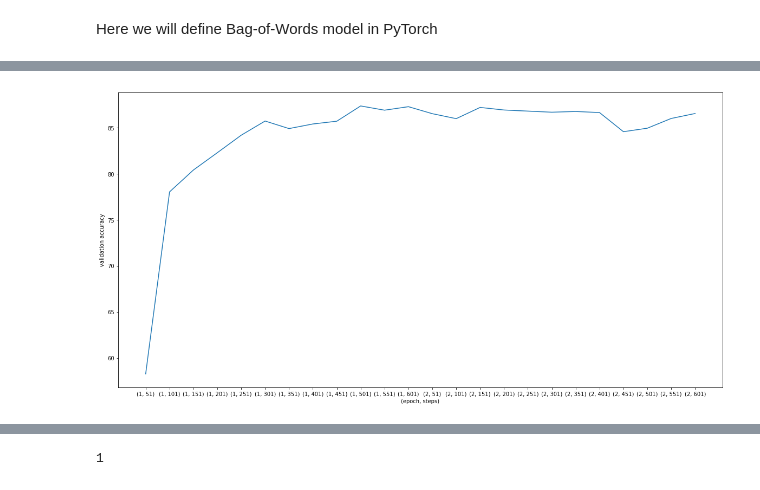
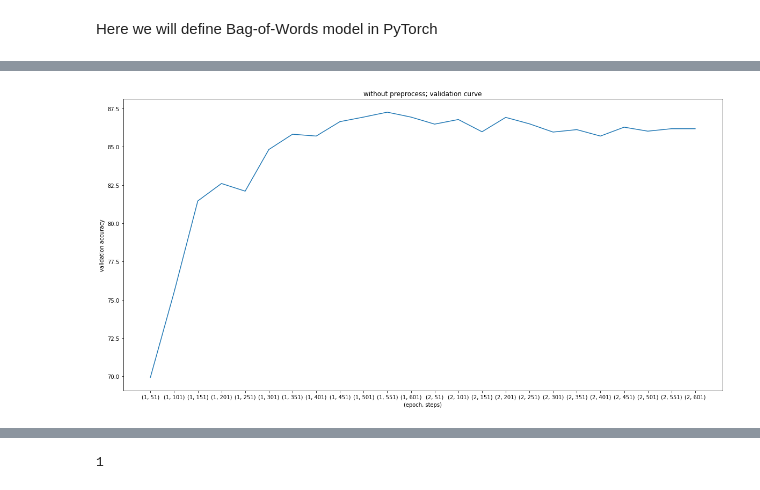
Before and after one commit to tianyibi/nlpclass, a Jupyter notebook: hw1.ipynb, the cells around one changed output, grey strips where cells are left out. Drawn from its saved outputs; the diff is of its cells as text; code cells hidden in the pictures.

```diff
--- a/hw1.ipynb
+++ b/hw1.ipynb
@@ -201,9 +241,17 @@ def get_n_gram_tokens(n, tokens):
 train_token_list = get_n_gram_tokens(4, train_data_tokens)
 val_token_list = get_n_gram_tokens(4, val_data_tokens)
 test_token_list = get_n_gram_tokens(4, test_data_tokens)
+
+train_token_list_raw = get_n_gram_tokens(4, train_data_tokens_raw)
+val_token_list_raw = get_n_gram_tokens(4, val_data_tokens_raw)
+test_token_list_raw = get_n_gram_tokens(4, test_data_tokens_raw)
+
+train_token_list_nh = get_n_gram_tokens(4, train_data_tokens_nh)
+val_token_list_nh = get_n_gram_tokens(4, val_data_tokens_nh)
+test_token_list_nh = get_n_gram_tokens(4, test_data_tokens_nh)
 # %%
 # build all training token based on n-gram
-def build_all_token_list(n, original_tokens, train_tokens=train_token_list):
+def build_all_token_list(n, original_tokens, train_tokens):
     all_tr_token=[]
     for i in range(n-1):
         for tr_token in train_tokens[i]:
@@ -461,6 +405,5 @@ def test_model(loader, model):
 # %%
-# tune parameters for n gram; will try all i such that 1<=i<=n grams
-MAX_SENTENCE_LENGTH = 200
+# function to run model
 optimizer_default = "adam"
 def run_model(emb_dim, learning_rate, num_epochs, train_loader, val_loader, id2token, optimizer_str, la = False):
 
@@ -504,10 +447,11 @@ def run_model(emb_dim, learning_rate, num_epochs, train_loader, val_loader, id2t
             # print accuracy every epoch
 
     val_acc_i = test_model(val_loader, model)
-    return val_acc_i, train_loss, val_accuracy, epoch_list
+    max_val = max(val_accuracy)
+
+    return max(max_val, val_acc_i), train_loss, val_accuracy, epoch_list
 # %%
 # set default
-MAX_SENTENCE_LENGTH = 200
 max_vocab_default = 10000
 emb_dim_default = 100
 lr_default = 0.01
@@ -523,16 +467,16 @@ train_data_indices = token2index_dataset(train_data_tokens,token2id)
 val_data_indices = token2index_dataset(val_data_tokens, token2id)
 
 # prepare data with dataloader for model
-train_dataset = NewsGroupDataset(train_data_indices, train_target)
+train_dataset = movieDataset(train_data_indices, train_target)
 train_loader = torch.utils.data.DataLoader(dataset=train_dataset,
                                        batch_size=BATCH_SIZE,
-                                       collate_fn=newsgroup_collate_func,
+                                       collate_fn=movie_collate_func,
                                        shuffle=True)
 
-val_dataset = NewsGroupDataset(val_data_indices, val_target)
+val_dataset = movieDataset(val_data_indices, val_target)
 val_loader = torch.utils.data.DataLoader(dataset=val_dataset,
                                            batch_size=BATCH_SIZE,
-                                           collate_fn=newsgroup_collate_func,
+                                           collate_fn=movie_collate_func,
                                            shuffle=True)
 # run
 val_acc_i, train_loss, val_accuracy, epoch_list = run_model(emb_dim_default, lr_default, num_epochs_default, train_loader, val_loader,id2token, optimizer_default)
@@ -543,6 +487,7 @@ plt.plot(range(len(epoch_list)), train_loss)
 plt.xticks(range(len(epoch_list)), epoch_list)
 plt.xlabel("(epoch, steps)")
 plt.ylabel("training loss")
+plt.title("preprocess: Remove punctuation and lower case; training curve")
 plt.show()
 
 plt.figure(figsize=(20,10))
@@ -550,28 +495,30 @@ plt.plot(range(len(epoch_list)), val_accuracy)
 plt.xticks(range(len(epoch_list)), epoch_list)
 plt.xlabel("(epoch, steps)")
 plt.ylabel("validation accuracy")
+plt.title("preprocess: Remove punctuation and lower case; validation curve")
 plt.show()
 
 
 
 
 print("without post-processing")
-token2id, id2token = build_vocab(n_gram_default, all_train_tokens_raw,max_vocab_default)
+token2id, id2token = build_vocab(n_gram_default, all_train_tokens_raw,max_vocab_default,train_tokens=train_token_list_raw)
 train_data_indices = token2index_dataset(train_data_tokens_raw,token2id)
 val_data_indices = token2index_dataset(val_data_tokens_raw, token2id)
 
 # prepare data with dataloader for model
-train_dataset = NewsGroupDataset(train_data_indices, train_target)
+train_dataset = movieDataset(train_data_indices, train_target)
 train_loader = torch.utils.data.DataLoader(dataset=train_dataset,
                                        batch_size=BATCH_SIZE,
-                                       collate_fn=newsgroup_collate_func,
+                                       collate_fn=movie_collate_func,
                                        shuffle=True)
 
-val_dataset = NewsGroupDataset(val_data_indices, val_target)
+val_dataset = movieDataset(val_data_indices, val_target)
 val_loader = torch.utils.data.DataLoader(dataset=val_dataset,
                                            batch_size=BATCH_SIZE,
-                                           collate_fn=newsgroup_collate_func,
+                                           collate_fn=movie_collate_func,
                                            shuffle=True)
+
 # run
 val_acc_i, train_loss, val_accuracy, epoch_list = run_model(emb_dim_default, lr_default, num_epochs_default, train_loader, val_loader,id2token, optimizer_default)
 print ("Val Acc {}".format(val_acc_i))
@@ -581,6 +528,7 @@ plt.plot(range(len(epoch_list)), train_loss)
 plt.xticks(range(len(epoch_list)), epoch_list)
 plt.xlabel("(epoch, steps)")
 plt.ylabel("training loss")
+plt.title("without preprocess; training curve")
 plt.show()
 
 plt.figure(figsize=(20,10))
@@ -588,7 +536,49 @@ plt.plot(range(len(epoch_list)), val_accuracy)
 plt.xticks(range(len(epoch_list)), epoch_list)
 plt.xlabel("(epoch, steps)")
 plt.ylabel("validation accuracy")
+plt.title("without preprocess; validation curve")
 plt.show()
+
+
+
+
+print("remove punctuation and html, lower case")
+token2id, id2token = build_vocab(n_gram_default, all_train_tokens_nh, max_vocab_default,train_tokens=train_token_list_nh)
+train_data_indices = token2index_dataset(train_data_tokens_nh,token2id)
+val_data_indices = token2index_dataset(val_data_tokens_nh, token2id)
+
+# prepare data with dataloader for model
+train_dataset = movieDataset(train_data_indices, train_target)
+train_loader = torch.utils.data.DataLoader(dataset=train_dataset,
+                                       batch_size=BATCH_SIZE,
+                                       collate_fn=movie_collate_func,
+                                       shuffle=True)
+
+val_dataset = movieDataset(val_data_indices, val_target)
+val_loader = torch.utils.data.DataLoader(dataset=val_dataset,
+                                           batch_size=BATCH_SIZE,
+                                           collate_fn=movie_collate_func,
+                                           shuffle=True)
+
+# run
+val_acc_i, train_loss, val_accuracy, epoch_list = run_model(emb_dim_default, lr_default, num_epochs_default, train_loader, val_loader,id2token, optimizer_default)
+print ("Val Acc {}".format(val_acc_i))
+
+plt.figure(figsize=(20,10))
+plt.plot(range(len(epoch_list)), train_loss)
+plt.xticks(range(len(epoch_list)), epoch_list)
+plt.xlabel("(epoch, steps)")
+plt.ylabel("training loss")
+plt.title("preprocess: Remove punctuation, html tag and lower case; training curve")
+plt.show()
+
+plt.figure(figsize=(20,10))
+plt.plot(range(len(epoch_list)), val_accuracy)
+plt.xticks(range(len(epoch_list)), epoch_list)
+plt.xlabel("(epoch, steps)")
+plt.ylabel("validation accuracy")
+plt.title("preprocess: Remove punctuation, html tag and lower case; validation curve")
+plt.show()
 # %% [output]
 Tune tokenization
 with post-processing
@@ -630 +620 @@ Val Acc 86.52
-[figure, old version]
+[figure, new version]
```
Also changed, not shown: parts of 34 cells of this notebook.
